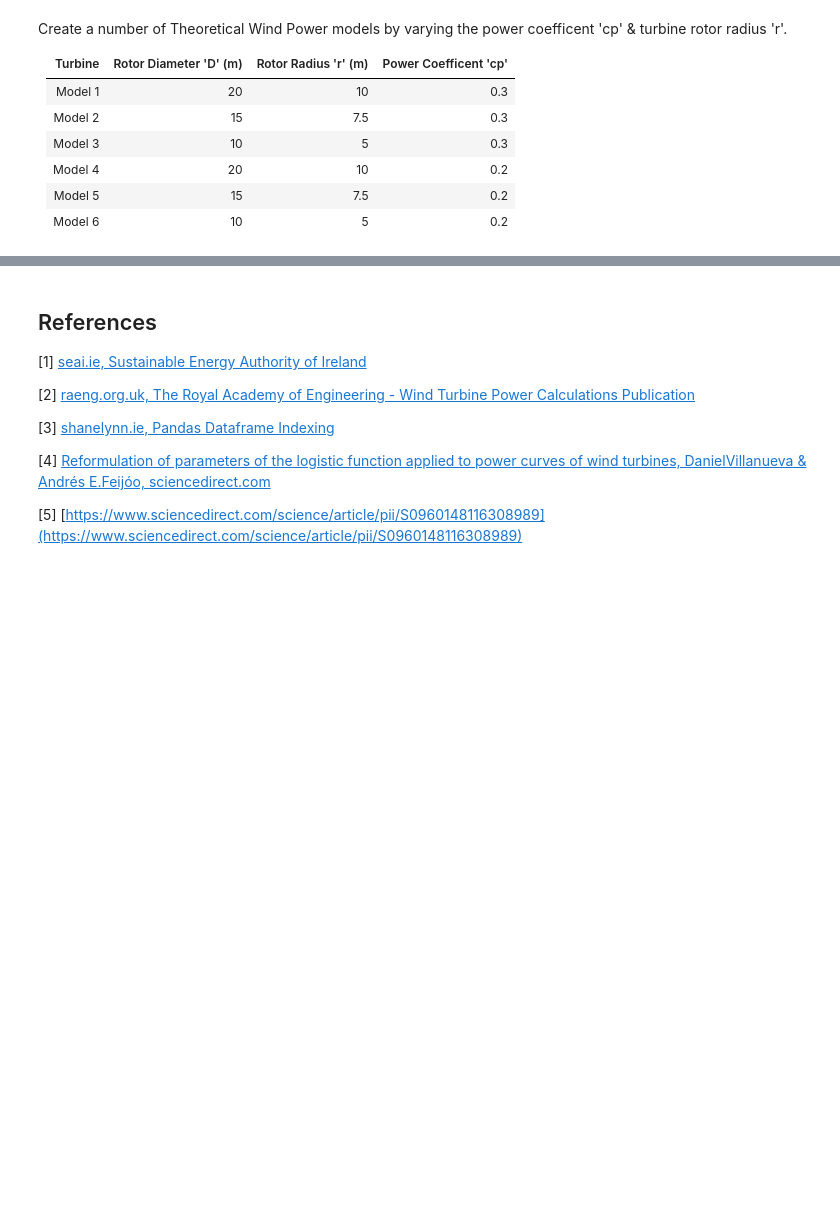
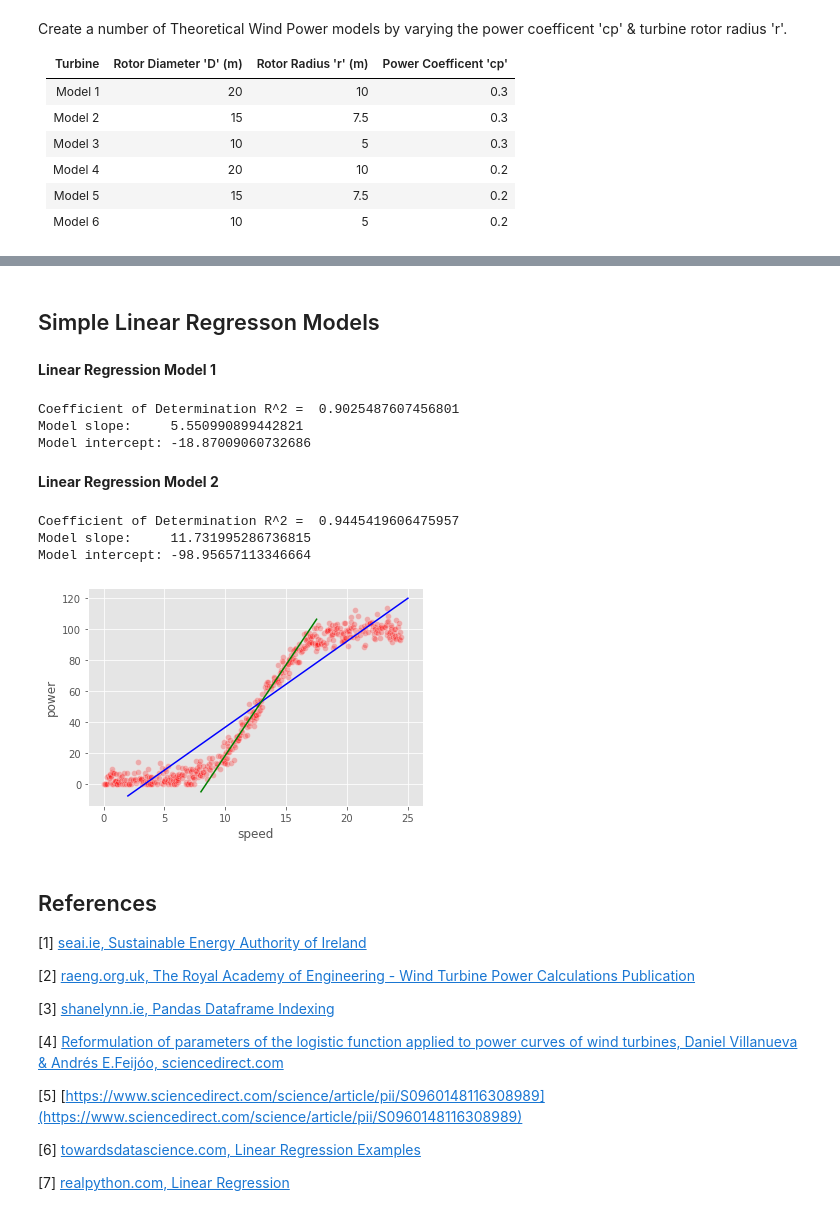
Before and after one commit to PaulSweeney89/FDA-Project2020, a Jupyter notebook: windpower.ipynb, the cells around one changed output, grey strips where cells are left out. Drawn from its saved outputs; the diff is of its cells as text; code cells hidden in the pictures; blank space fills up the shorter version.

```diff
--- a/windpower.ipynb
+++ b/windpower.ipynb
@@ -341,0 +400,2 @@ sns.scatterplot(data=df_clean, x="speed", y="power", color='r', alpha=0.5);
+# %% [markdown]
+## Simple Linear Regresson Models
@@ -342,3 +404,63 @@ sns.scatterplot(data=df_clean, x="speed", y="power", color='r', alpha=0.5);
+# %% [markdown]
+**Linear Regression Model 1**
+# %%
+# Linear Regression Model using the full range of data wiwthin the Powerproduction Dataset
+x = df_clean["speed"].to_numpy().reshape(-1, 1)
+y = df_clean["power"].to_numpy()
+
+model = LinearRegression().fit(x, y)
+
+r_sq = model.score(x, y)
+print("Coefficient of Determination R^2 = ", r_sq)
+print("Model slope:    ", model.coef_[0])
+print("Model intercept:", model.intercept_)
+# %% [output]
+Coefficient of Determination R^2 =  0.9025487607456801
+Model slope:     5.550990899442821
+Model intercept: -18.87009060732686
+# %%
+# Define function for linear regression line
+def f1(x):
+    f1 = -18.87009060732686 + x *  5.550990899442821
+    return f1
+# %% [markdown]
+**Linear Regression Model 2**
+# %%
+# Linear Regression Model using reduced range of data wiwthin the Powerproduction Dataset
+x = df_clean["speed"][200:300].to_numpy().reshape(-1, 1)
+y = df_clean["power"][200:300].to_numpy()
+
+model = LinearRegression().fit(x, y)
+
+r_sq = model.score(x, y)
+print("Coefficient of Determination R^2 = ", r_sq)
+print("Model slope:    ", model.coef_[0])
+print("Model intercept:", model.intercept_)
+# %% [output]
+Coefficient of Determination R^2 =  0.9445419606475957
+Model slope:     11.731995286736815
+Model intercept: -98.95657113346664
+# %%
+# Define function for linear regression line
+def f2(x):
+    f2 = -98.95657113346664 + x * 11.731995286736815
+    return f2
+# %%
+# create custom NumPy array to provide wind speeds in 0.5m/s increments
+# for plotting Linear Regression Models
+x_1 = np.linspace(2, 25, 47)
+x_2 = np.linspace(8, 17.5, 20)
+# %%
+# Linear Regression Model 1 Plot
+sns.lineplot(x=x_1, y=f1(x_1), color='b')
+
+# Linear Regression Model 2 Plot
+sns.lineplot(x=x_2, y=f2(x_2), color='g')
+
+# Powerproduction Dataset Plot
+sns.scatterplot(data=df_clean, x="speed", y="power", color='r', alpha=0.25);
+# %% [output]
+[figure, added]
 # %% [markdown]
 ## References
 
@@ -348,6 +470,10 @@ sns.scatterplot(data=df_clean, x="speed", y="power", color='r', alpha=0.5);
 
 [3] [shanelynn.ie, Pandas Dataframe Indexing](https://www.shanelynn.ie/select-pandas-dataframe-rows-and-columns-using-iloc-loc-and-ix/)
 
-[4] [Reformulation of parameters of the logistic function applied to power curves of wind turbines, DanielVillanueva & Andrés E.Feijóo, sciencedirect.com](https://www.sciencedirect.com/science/article/pii/S0378779616300992)
+[4] [Reformulation of parameters of the logistic function applied to power curves of wind turbines, Daniel Villanueva & Andrés E.Feijóo, sciencedirect.com](https://www.sciencedirect.com/science/article/pii/S0378779616300992)
 
 [5] [https://www.sciencedirect.com/science/article/pii/S0960148116308989](https://www.sciencedirect.com/science/article/pii/S0960148116308989)
+
+[6] [towardsdatascience.com, Linear Regression Examples](https://towardsdatascience.com/statistical-overview-of-linear-regression-examples-in-python-80a38680e053)
+
+[7] [realpython.com, Linear Regression](https://realpython.com/linear-regression-in-python/)
```
Also changed, not shown: parts of 17 cells of this notebook.
